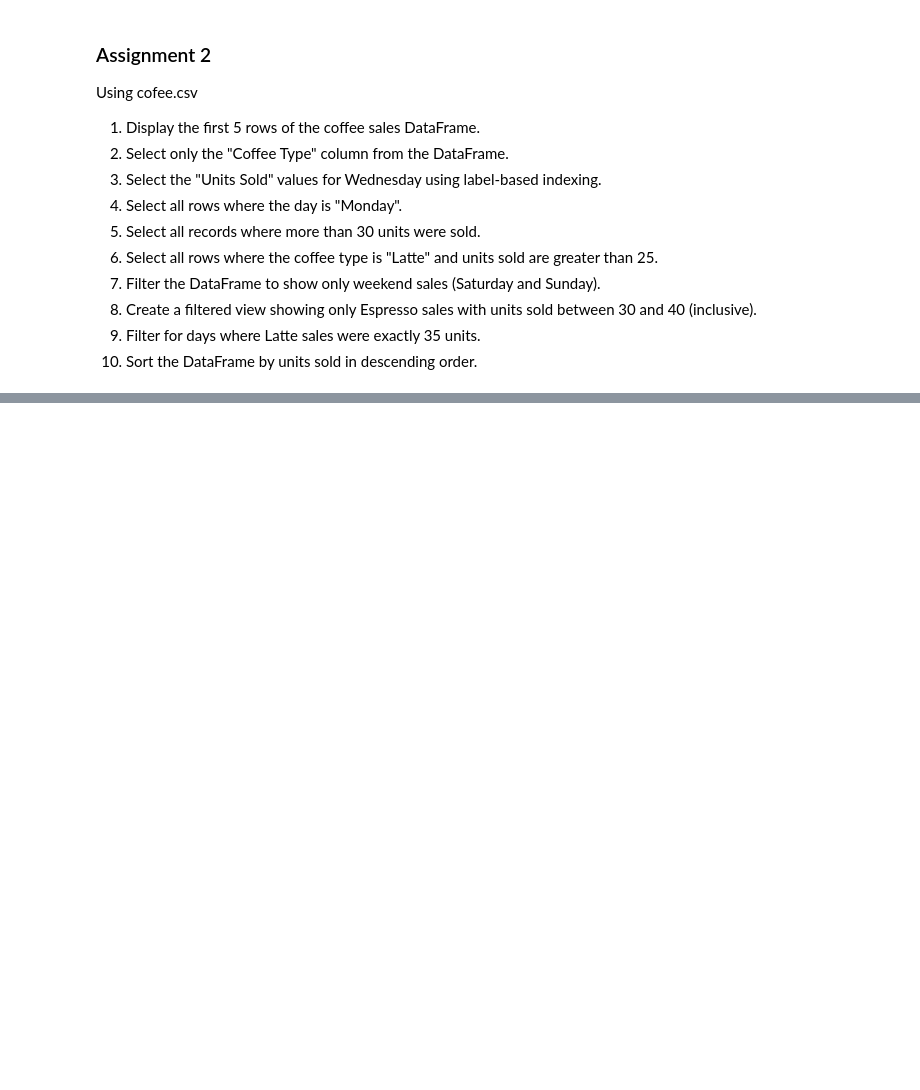
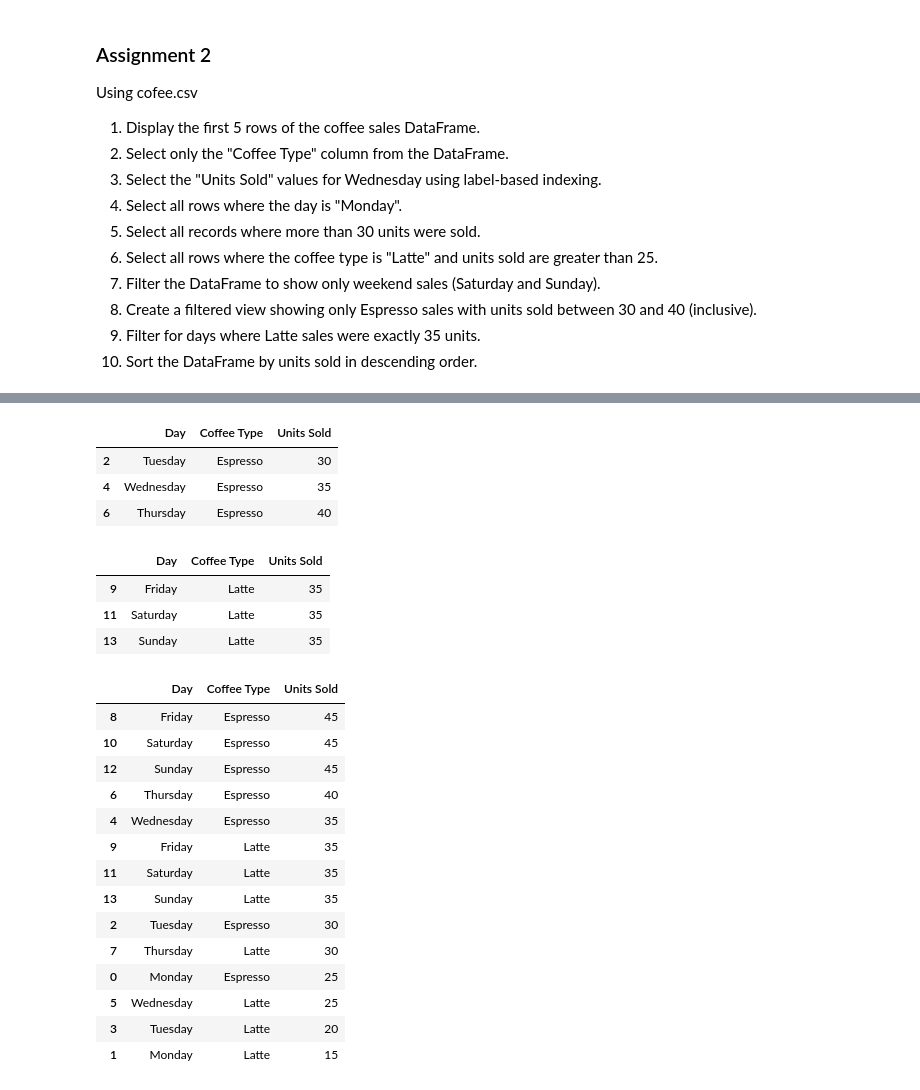
Before and after one commit to DamilareArise/pandas_work, a Jupyter notebook: index.ipynb, the cells around one changed output, grey strips where cells are left out. Cells and saved outputs as stored; diff of their text form; code cells hidden in the pictures; blank space fills up the shorter version.

```diff
--- a/index.ipynb
+++ b/index.ipynb
@@ -737,0 +768,3 @@ Using cofee.csv
+# %%
+coffee = pd.read_csv('./datasets/coffee.csv')
+coffee.head()
@@ -737,0 +816,37 @@ Using cofee.csv
+# %%
+# Filter the DataFrame to show only weekend sales (Saturday and Sunday).
+coffee[(coffee['Day']=='Saturday') | (coffee['Day']=='Sunday')]
+
+# Create a filtered view showing only Espresso sales with units sold between 30 and 40 (inclusive).
+coffee[(coffee['Coffee Type'] == 'Espresso') & ((coffee['Units Sold'] >= 30) & (coffee['Units Sold'] <= 40))]
+# %% [output]
+|  | Day | Coffee Type | Units Sold |
+| 2 | Tuesday | Espresso | 30 |
+| 4 | Wednesday | Espresso | 35 |
+| 6 | Thursday | Espresso | 40 |
+# %%
+# Filter for days where Latte sales were exactly 35 units.
+coffee[(coffee['Coffee Type']=='Latte') & (coffee['Units Sold'] == 35)]
+# %% [output]
+|  | Day | Coffee Type | Units Sold |
+| 9 | Friday | Latte | 35 |
+| 11 | Saturday | Latte | 35 |
+| 13 | Sunday | Latte | 35 |
+# %%
+coffee.sort_values('Units Sold', ascending=False)
+# %% [output]
+|  | Day | Coffee Type | Units Sold |
+| 8 | Friday | Espresso | 45 |
+| 10 | Saturday | Espresso | 45 |
+| 12 | Sunday | Espresso | 45 |
+| 6 | Thursday | Espresso | 40 |
+| 4 | Wednesday | Espresso | 35 |
+| 9 | Friday | Latte | 35 |
+| 11 | Saturday | Latte | 35 |
+| 13 | Sunday | Latte | 35 |
+| 2 | Tuesday | Espresso | 30 |
+| 7 | Thursday | Latte | 30 |
+| 0 | Monday | Espresso | 25 |
+| 5 | Wednesday | Latte | 25 |
+| 3 | Tuesday | Latte | 20 |
+| 1 | Monday | Latte | 15 |
```
Also changed, not shown: parts of 13 cells of this notebook, 1 other file.
